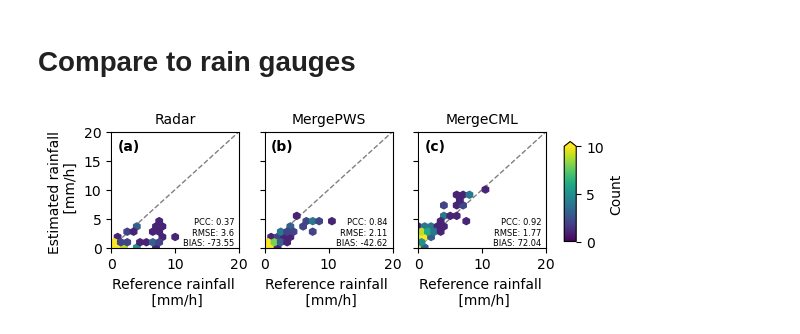
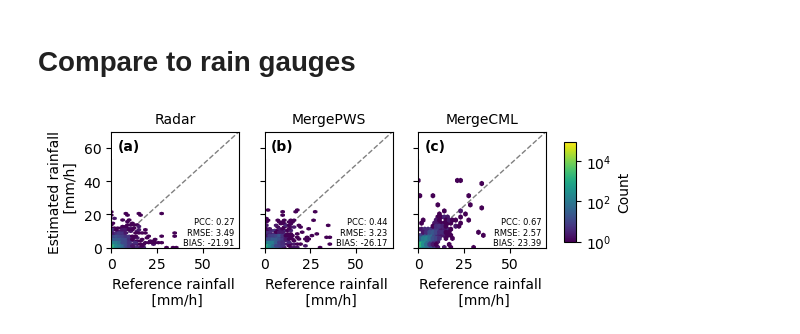
Before and after one commit to OpenSenseAction/OpenMRG2, a Jupyter notebook: examples_merge.ipynb, the cells around one changed output. Saved outputs shown, nothing was run; the diff lists cells and outputs as text; code cells hidden in the pictures.

Commit message:
notebook processing all time steps

```diff
--- a/examples_merge.ipynb
+++ b/examples_merge.ipynb
@@ -337,10 +301,8 @@ ds_rad["rainfall_InterpolateCML"] = xr.concat(rainfall, dim="time")
 # %%
 # Merge PWS and radar data using additive merging
-merger = merge.MergeDifferenceOrdinaryKriging(
+merger = merge.MergeDifferenceIDW(
     ds_rad=ds_rad.rainfall_radar,
     ds_gauges=ds_pws,
-    full_line=True,
-    variogram_parameters=variogram_parameters,
     nnear=nnear,
     method="additive",
 )
@@ -353,14 +315,12 @@ for time in ds_cmls.time.data:
             da_gauges=ds_pws.sel(time=time).R,
         )
     )
-ds_rad["rainfall_MergeAdditivePWS"] = xr.concat(rainfall, dim="time")
+ds_rad["rainfall_MergePWS"] = xr.concat(rainfall, dim="time")
 # %%
 # Merge CML and radar data using additive merging
-merger = merge.MergeDifferenceOrdinaryKriging(
+merger = merge.MergeDifferenceIDW(
     ds_rad=ds_rad.rainfall_radar,
     ds_cmls=ds_cmls,
-    full_line=True,
-    variogram_parameters=variogram_parameters,
     nnear=nnear,
     method="additive",
 )
@@ -373,4 +333,4 @@ for time in ds_cmls.time.data:
             da_cmls=ds_cmls.sel(time=time).R,
         )
     )
-ds_rad["rainfall_MergeAdditiveCML"] = xr.concat(rainfall, dim="time")
+ds_rad["rainfall_MergeCML"] = xr.concat(rainfall, dim="time")
@@ -418,2 +365,18 @@ ds_rad = ds_rad.rename_vars({'rainfall_radar': 'rainfall_Radar'})
 # %% [markdown]
 # Plot rainfall fields
+# %%
+# Focus on small time window
+start = '2015-06-01T00:15'
+end = '2015-09-01T00:00'
+
+# Load datasets
+ds_gauges = xr.open_dataset('./data/gauges/gauge_15min.nc').sel(time = slice(start, end))
+ds_rad = xr.open_dataset('./data/radar/radar_15min.nc').sel(time = slice(start, end))
+ds_cmls = xr.open_dataset('./data/cml/cml_15min.nc').sel(time = slice(start, end))
+ds_pws = xr.open_dataset('./data/netatmo/netatmo_rain_15min.nc').sel(time = slice(start, end))
+ds_merge = xr.open_dataset('./data/merge/merge_15min.nc').sel(time = slice(start, end))
+
+# Move merged fields to ds_rad for simpler plotting
+ds_rad = ds_rad.rename_vars({'rainfall_radar': 'rainfall_Radar'})
+ds_rad['rainfall_MergePWS'] = ds_merge.rainfall_MergePWS
+ds_rad['rainfall_MergeCML'] = ds_merge.rainfall_MergeCML
@@ -556,6 +553,7 @@ for rainfall_field in rainfall_fields:
 # Plot
 threshold = 1  # Estimates below this are ignored
 ground_truth = ds_gauges.R.data.flatten()
+xymax = 70
 
 fig, ax = plt.subplots(
     1, len(rainfall_fields), figsize=(6, 2), sharey=True, sharex=True
@@ -568,15 +566,13 @@ for i, rainfall_field in enumerate(rainfall_fields):
     hx = ax[i].hexbin(
         ground_truth,
         predicted,
-        extent=[0, 20, 0, 20],
         gridsize=20,
         mincnt=1,
-        vmin=0,
-        vmax=10,
+        bins='log',
     )
-    ax[i].plot([0, 20], [0, 20], color='grey', linestyle='--', linewidth=1, zorder=0)
-    ax[i].set_xlim(0, 20)
-    ax[i].set_ylim(0, 20)
+    ax[i].plot([0, xymax], [0, xymax], color='grey', linestyle='--', linewidth=1, zorder=0)
+    ax[i].set_xlim(0, xymax)
+    ax[i].set_ylim(0, xymax)
 
     ax[i].set_title(rainfall_field.split("_")[1], fontsize=10)
     if i == 0:
@@ -593,35 +589,32 @@ for i, rainfall_field in enumerate(rainfall_fields):
     )
 
     # adding metrics to the plot for subplot 0
     plotted_metrics = (
         f"PCC: {np.round(rainfall_metrics['pearson_correlation_coefficient'], 2)}\n"
         f"RMSE: {np.round(rainfall_metrics['root_mean_square_error'], 2)}\n"
         f"BIAS: {np.round(rainfall_metrics['percent_bias'], 2)}"
-       # f"N points: {rainfall_metrics['N_all']}\n"
-       # f"N nans: {rainfall_metrics['N_nan']}"
     )
 
     ax[i].text(
         0.96,
         0.13,
         plotted_metrics,
         fontsize=6,
         transform=ax[i].transAxes,
         verticalalignment="center",
         horizontalalignment="right",
-        #bbox={"facecolor": "white", "alpha": 0.8},
     )
 
     # Add panel labels (a, b, c)
     label = f"({string.ascii_lowercase[i]})"
     ax[i].text(0.05, 0.84, label, transform=ax[i].transAxes,
                fontweight='bold', bbox=dict(facecolor='white', alpha=1, edgecolor='none'))
 
 # Add common colorbar
 fig.subplots_adjust(right=0.85, bottom=0.3) # Make room on the right
 cbar_ax = fig.add_axes([0.88, 0.33, 0.02, 0.5]) # [left, bottom, width, height]
-clb = fig.colorbar(hx, cax=cbar_ax, extend='max')
+clb = fig.colorbar(hx, cax=cbar_ax)
 clb.set_label("Count", fontsize=10)
 plt.savefig('./merge_hexbins.png', dpi=600)
 # %% [output]
-[figure, old version]
+[figure, new version]
```
Also changed, not shown: parts of 10 cells of this notebook.
